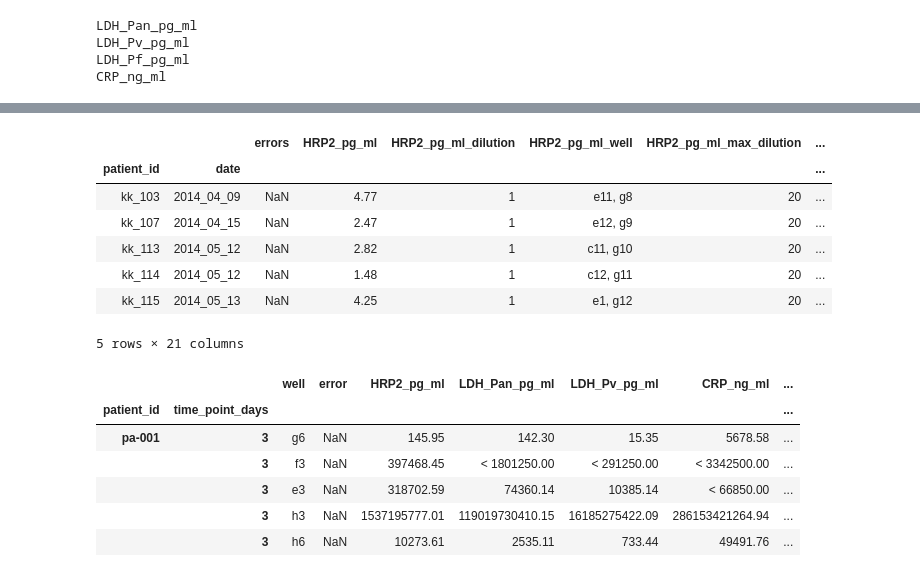
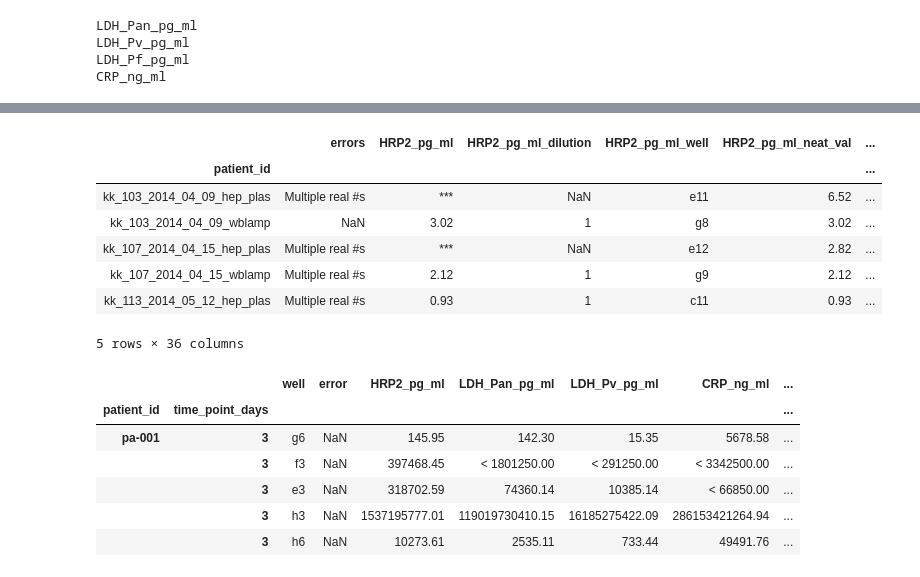
Before and after one commit to MACEPA/DIAMETER, a Jupyter notebook: ipynbs/processing/5plex_data_processing.ipynb, the cells around one changed output, grey strips where cells are left out. Drawn from its saved outputs; the diff is of its cells as text; code cells hidden in the pictures.

```diff
--- a/ipynbs/processing/5plex_data_processing.ipynb
+++ b/ipynbs/processing/5plex_data_processing.ipynb
@@ -45,7 +45,7 @@ def fix_concentrations(df):
 samples_data = combined.copy(deep=True)
 samples_data = samples_data.drop('type', axis=1)
 samples_data['concentration'] = samples_data['patient_id'].apply(lambda x: x.split(' ')[-1])
-samples_data['patient_id'] = samples_data['patient_id'].apply(lambda x: '_'.join(x.split(' ')[:3]).replace('/', '_'))
+samples_data['patient_id'] = samples_data['patient_id'].apply(lambda x: '_'.join(x.split(' ')[:-1]).replace('/', '_'))
 samples_data = samples_data.loc[(samples_data['concentration'].str.contains('neat|20'))]
 samples_data = samples_data.loc[~samples_data['well'].isnull()]
 samples_data['concentration'] = samples_data.apply(fix_concentrations, axis=1)
@@ -81,6 +68,6 @@ base_dil = 50
 # %%
-# threshhold values for various analytes
-threshholds = {'HRP2_pg_ml': 2800, 'LDH_Pan_pg_ml': 67000,
+# threshold values for various analytes
+thresholds = {'HRP2_pg_ml': 2800, 'LDH_Pan_pg_ml': 67000,
                'LDH_Pv_pg_ml': 19200, 'LDH_Pf_pg_ml': 20800,
                'CRP_ng_ml': 38000}
 # %%
@@ -150,5 +80,4 @@ deduped_dfs[0].head()
 # %%
 no_duplicates = samples_data.drop_duplicates(subset=['patient_id', 'concentration'], keep=False)
-no_duplicates = pd.concat([no_duplicates, deduped])
 no_duplicates.head()
 # %% [output]
@@ -193,24 +113,24 @@ def return_decisions(low, high, fail='fail'):
     return(decisions)
 # %%
 def run_compare(df, analyte_val, dil_val):
-    above, below, LLQ, ULQ, NA = False, False, False, False, False
+    real, LLQ, ULQ, NA = False, False, False, False
     val = df[analyte_val]
-    thresh_val = dil_constants[dil_val] * threshholds[analyte_val]
+    thresh_val = dil_constants[dil_val] * thresholds[analyte_val]
     try:
         float_val = float(val)
         if math.isnan(float_val):
             NA = True
-        elif float_val > thresh_val:
-            above = True
-        elif float_val < thresh_val:
-            below = True
+        elif float_val > .90*thresh_val:
+            ULQ = True
+        else:
+            real = True
     except ValueError:
         if '<' in val:
             LLQ = True
         elif '>' in val:
             ULQ = True
     finally:
-        return(np.array([above, below, LLQ, ULQ, NA]))
+        return(np.array([real, LLQ, ULQ, NA]))
 # %%
 analyte_dfs = []
 error_pids = {}
@@ -322,18 +284,18 @@ def remove_time(df):
     return '_'.join(patient[0:2])
 # %%
 time_df = super_final.copy(deep=True)
-time_df['date'] = time_df.apply(split_time, axis=1, run=True)
-time_df['patient_id'] = time_df.apply(remove_time, axis=1)
-time_df.sort_values(['patient_id', 'date'], inplace=True)
-time_df.set_index(['patient_id', 'date'], inplace=True)
+# time_df['date'] = time_df.apply(split_time, axis=1, run=True)
+# time_df['patient_id'] = time_df.apply(remove_time, axis=1)
+time_df.sort_values(['patient_id'], inplace=True)
+time_df.set_index(['patient_id'], inplace=True)
 time_df.head()
 # %% [output]
-|  |  | errors | HRP2_pg_ml | HRP2_pg_ml_dilution | HRP2_pg_ml_well | HRP2_pg_ml_max_dilution | ... |
-| patient_id | date |  |  |  |  |  | ... |
-| kk_103 | 2014_04_09 | NaN | 4.77 | 1 | e11, g8 | 20 | ... |
-| kk_107 | 2014_04_15 | NaN | 2.47 | 1 | e12, g9 | 20 | ... |
-| kk_113 | 2014_05_12 | NaN | 2.82 | 1 | c11, g10 | 20 | ... |
-| kk_114 | 2014_05_12 | NaN | 1.48 | 1 | c12, g11 | 20 | ... |
-| kk_115 | 2014_05_13 | NaN | 4.25 | 1 | e1, g12 | 20 | ... |
+|  | errors | HRP2_pg_ml | HRP2_pg_ml_dilution | HRP2_pg_ml_well | HRP2_pg_ml_neat_val | ... |
+| patient_id |  |  |  |  |  | ... |
+| kk_103_2014_04_09_hep_plas | Multiple real #s | *** | NaN | e11 | 6.52 | ... |
+| kk_103_2014_04_09_wblamp | NaN | 3.02 | 1 | g8 | 3.02 | ... |
+| kk_107_2014_04_15_hep_plas | Multiple real #s | *** | NaN | e12 | 2.82 | ... |
+| kk_107_2014_04_15_wblamp | Multiple real #s | 2.12 | 1 | g9 | 2.12 | ... |
+| kk_113_2014_05_12_hep_plas | Multiple real #s | 0.93 | 1 | c11 | 0.93 | ... |
-5 rows × 21 columns
+5 rows × 36 columns
 # %%
```
Also changed, not shown: parts of 13 cells of this notebook.
